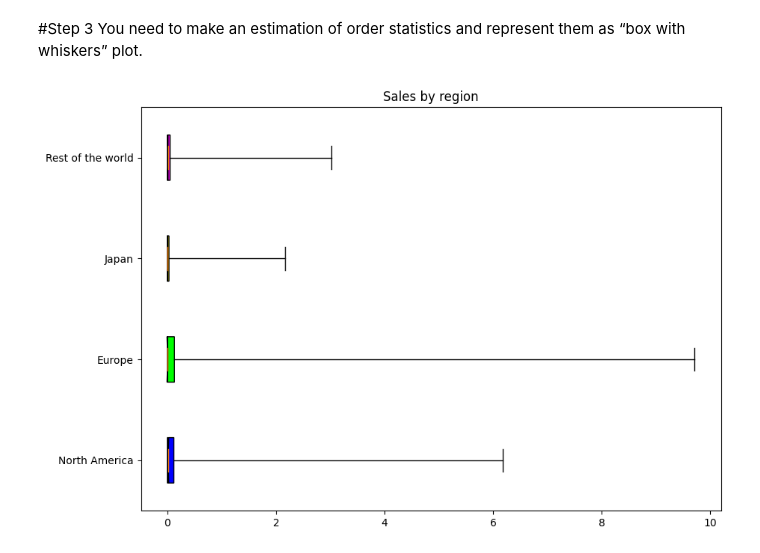
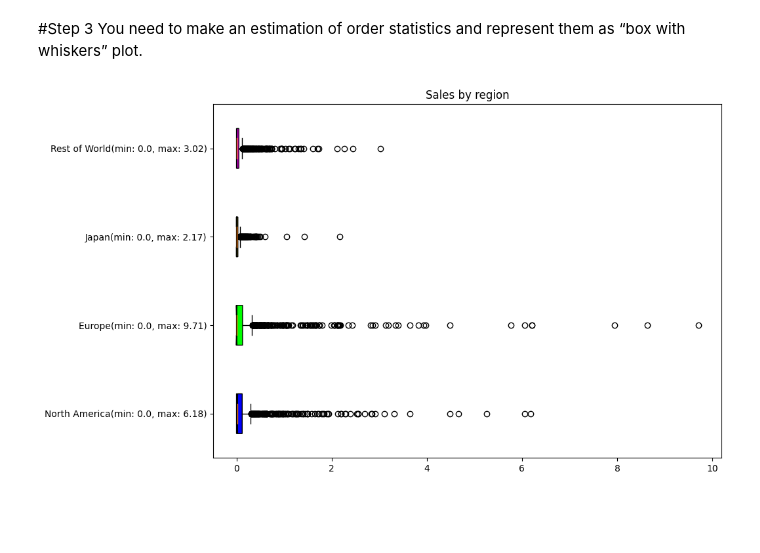
Before and after one commit to maximilian-g/mmsa_labs, a Jupyter notebook: mmsa_lab_1/step_3.ipynb, the cells around one changed output. Drawn from its saved outputs; the diff is of its cells as text; code cells hidden in the pictures; blank space fills up the shorter version.

```diff
--- a/mmsa_lab_1/step_3.ipynb
+++ b/mmsa_lab_1/step_3.ipynb
@@ -11,34 +11,43 @@ res = pd.read_csv('data/PS4_GamesSales.csv', header=0, encoding='unicode_escape'
 res.fillna(value='N\A', inplace=True)
 
 # Creating dataset
 data = [res['North America'], res['Europe'], res['Japan'], res['Rest of World']]
 
 fig = plt.figure(figsize =(10, 7))
 ax = fig.add_subplot(111)
 
 # Creating axes instance
 bp = ax.boxplot(data, patch_artist = True,
-                notch ='True', vert = 0, whis=140.0)
+                notch ='True', vert = 0)
+                # notch ='True', vert = 0, whis=140.0)
+# according to https://matplotlib.org/3.1.1/api/_as_gen/matplotlib.pyplot.boxplot.html
+# increasing whis parameter will force plot to show the min and max parameters
 
 colors = ['#0000FF', '#00FF00',
           '#FFFF00', '#FF00FF']
 
 for patch, color in zip(bp['boxes'], colors):
     patch.set_facecolor(color)
 
 # x-axis labels
-ax.set_yticklabels(['North America', 'Europe',
-                    'Japan', 'Rest of the world'])
+ax.set_yticklabels(['North America(min: ' + str(res['North America'].min()) +
+                    ', max: ' + str(res['North America'].max()) + ')',
+                    'Europe(min: ' + str(res['Europe'].min()) +
+                    ', max: ' + str(res['Europe'].max()) + ')',
+                    'Japan(min: ' + str(res['Japan'].min()) +
+                    ', max: ' + str(res['Japan'].max()) + ')',
+                    'Rest of World(min: ' + str(res['Rest of World'].min()) +
+                    ', max: ' + str(res['Rest of World'].max()) + ')'])
 
 # Adding title
 plt.title("Sales by region")
 
 # Removing top axes and right axes
 # ticks
 ax.get_xaxis().tick_bottom()
 ax.get_yaxis().tick_left()
 
 # show plot
 plt.show()
 # %% [output]
-[figure, old version]
+[figure, new version]
```
Also changed, not shown: 9 other files.
